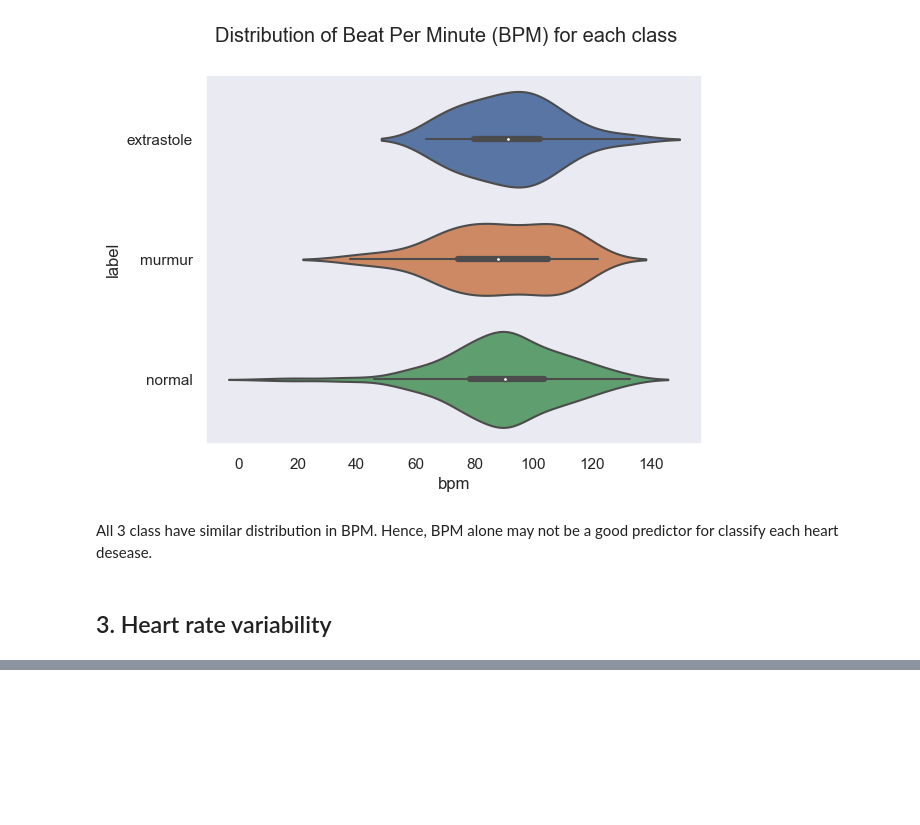
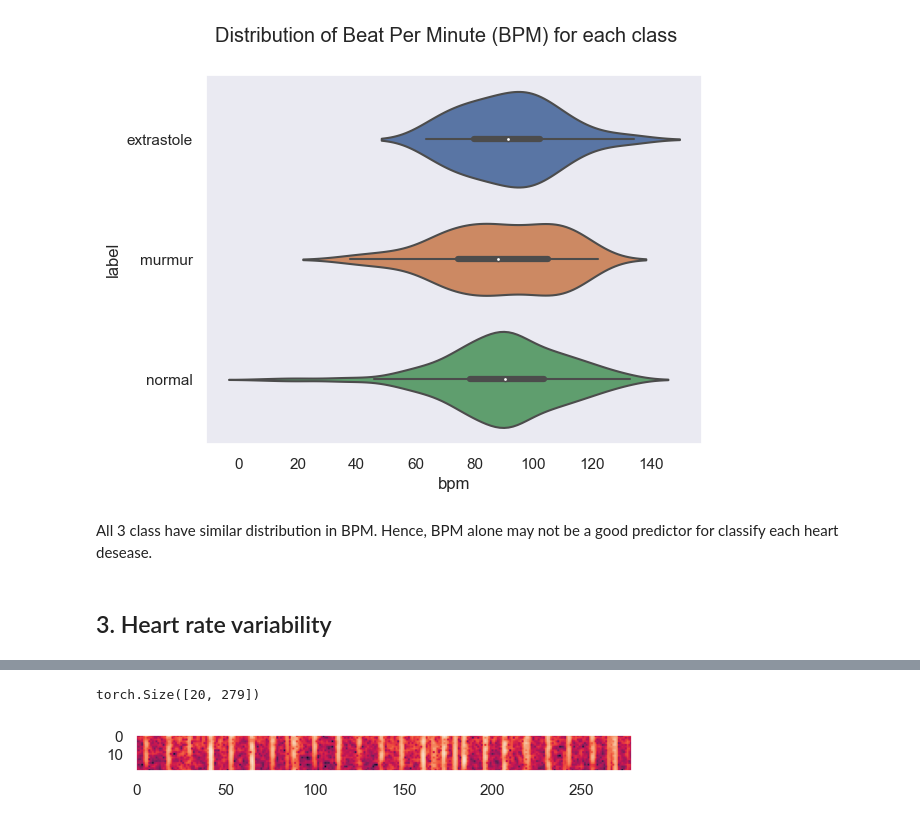
Before and after one commit to NattapolChan/SC1015-PROJECT, a Jupyter notebook: EDA.ipynb, the cells around one changed output, grey strips where cells are left out. Cells and saved outputs as stored; diff of their text form; code cells hidden in the pictures; blank space fills up the shorter version.

```diff
--- a/EDA.ipynb
+++ b/EDA.ipynb
@@ -252,0 +186,7 @@ extrastole
+# %%
+fft, label = dataset.__getitem__(10)
+plt.imshow(fft)
+print(fft.size())
+# %% [output]
+torch.Size([20, 279])
+[figure, added]
```
Also changed, not shown: parts of 17 cells of this notebook, 7 other files.
